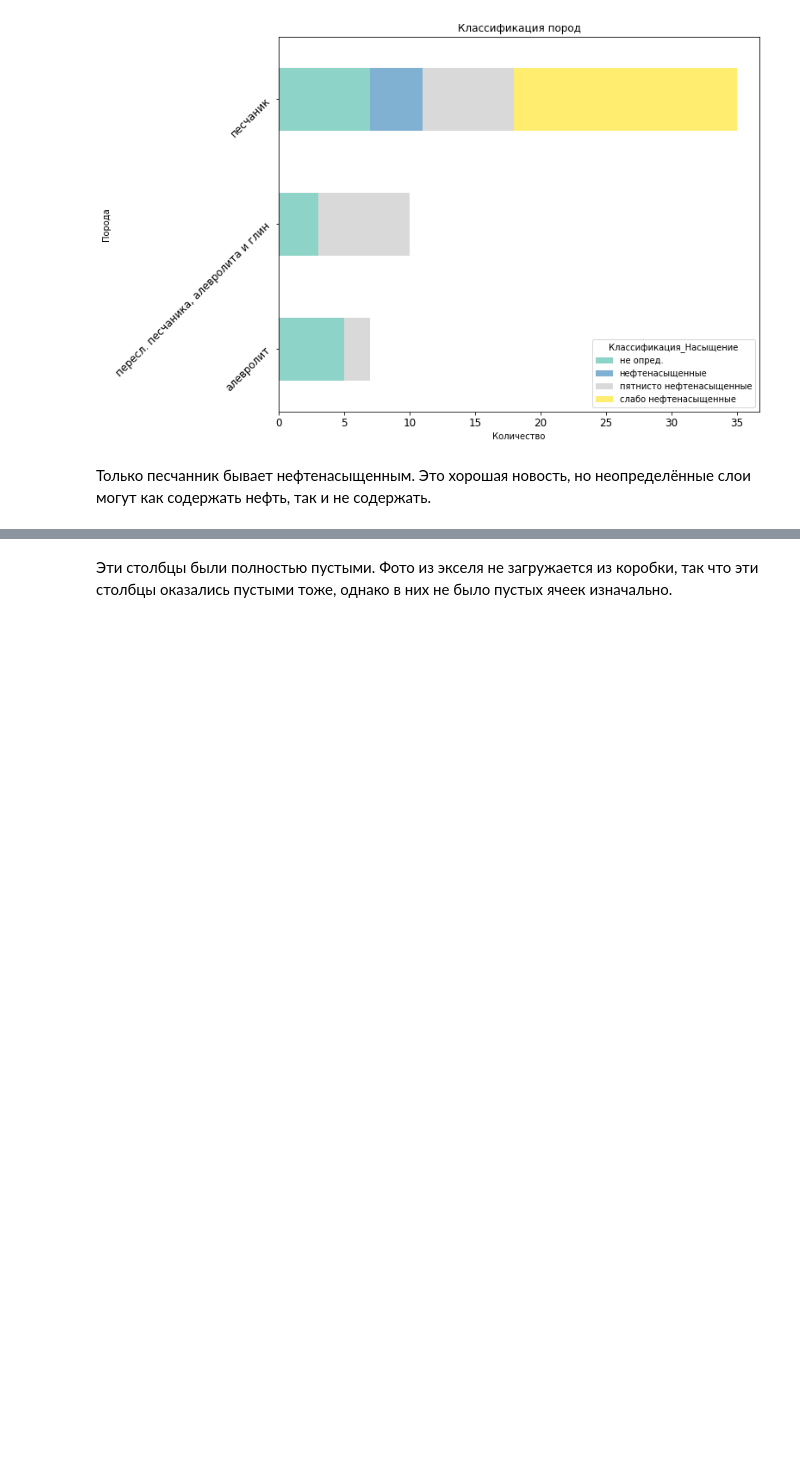
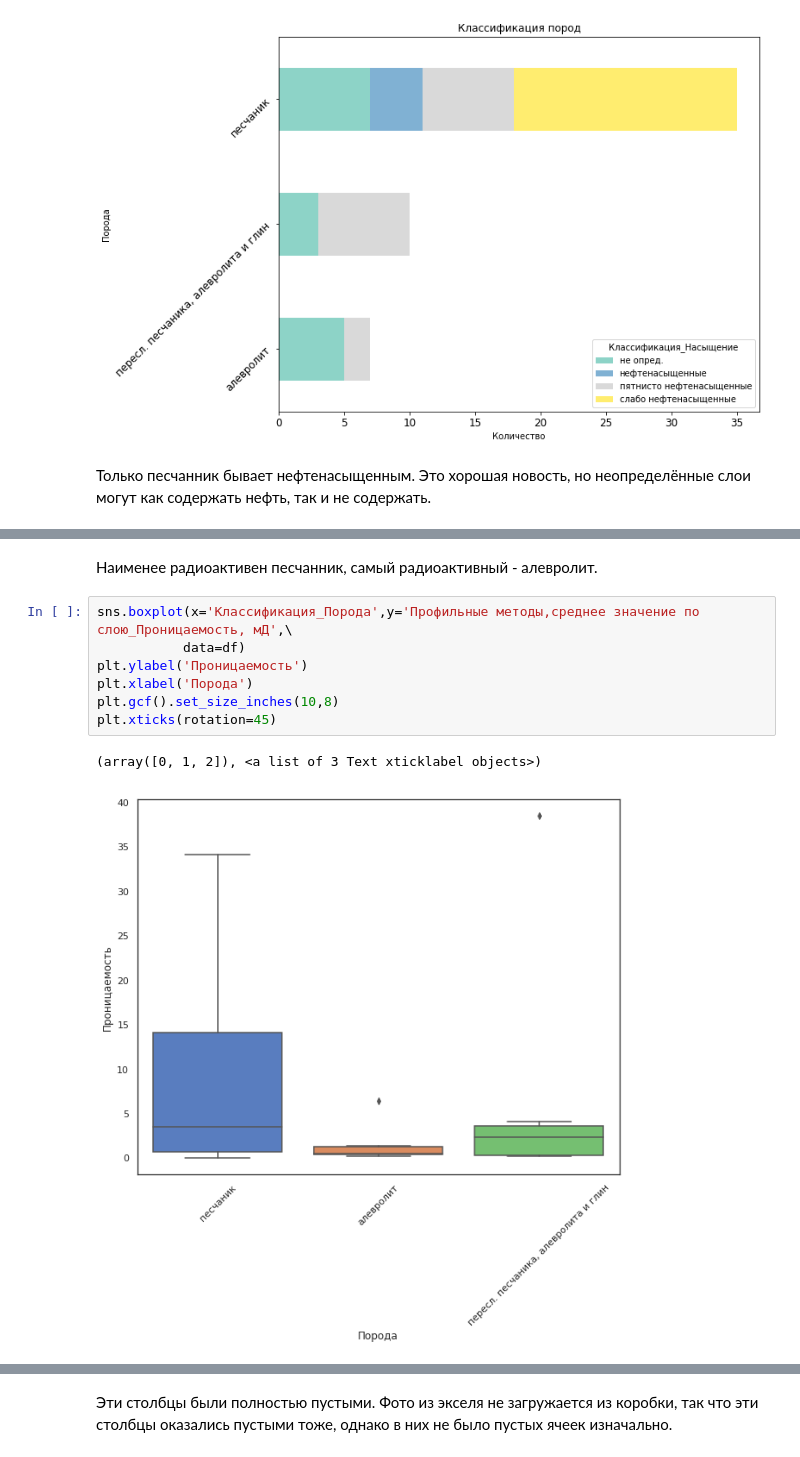
Before and after one commit to nuvard/kern_segmentation, a Jupyter notebook: EDA.ipynb, the cells around one changed output, grey strips where cells are left out. Drawn from its saved outputs; the diff is of its cells as text; blank space fills up the shorter version.

```diff
--- a/EDA.ipynb
+++ b/EDA.ipynb
@@ -475,0 +493,12 @@ plt.show()
+# %% [markdown]
+Наименее радиоактивен песчанник, самый радиоактивный - алевролит.
+# %%
+sns.boxplot(x='Классификация_Порода',y='Профильные методы,среднее значение по слою_Проницаемость, мД',\
+           data=df)
+plt.ylabel('Проницаемость')
+plt.xlabel('Порода')
+plt.gcf().set_size_inches(10,8)
+plt.xticks(rotation=45)
+# %% [output]
+(array([0, 1, 2]), <a list of 3 Text xticklabel objects>)
+[figure, added]
```
Also changed, not shown: parts of 54 cells of this notebook.
